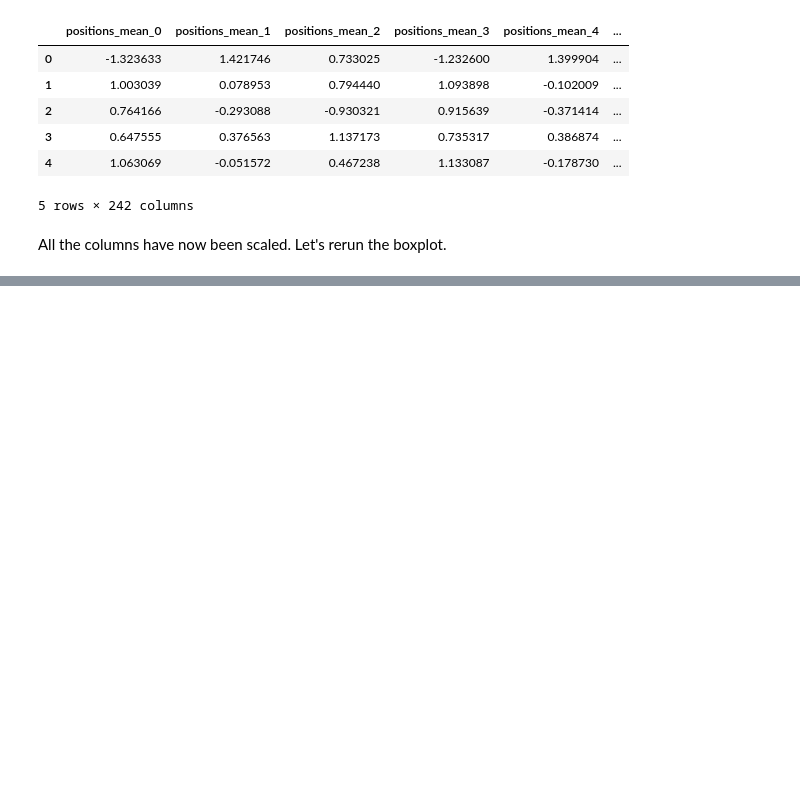
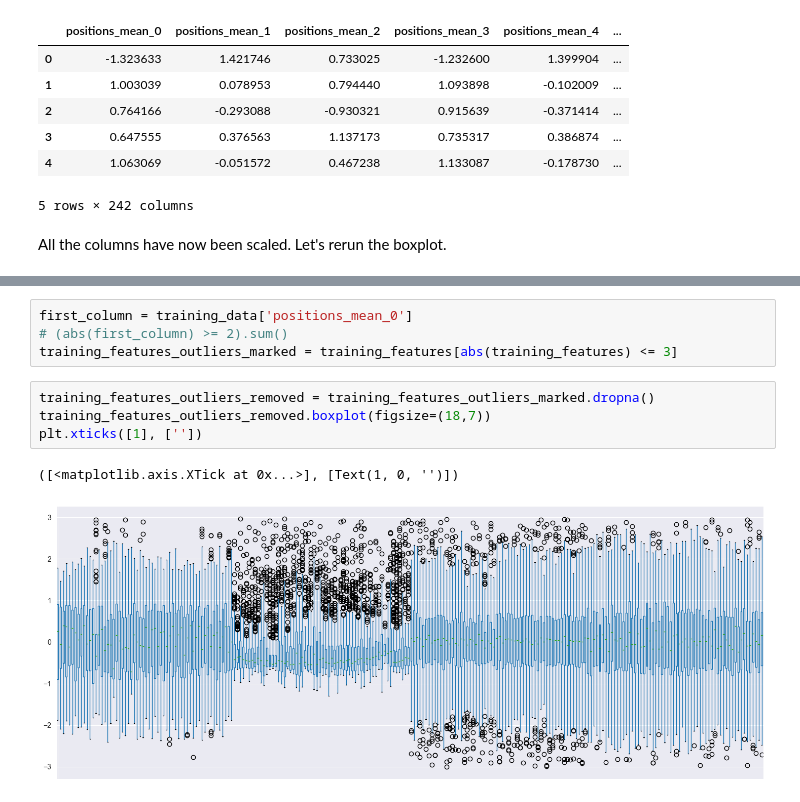
Before and after one commit to viktorparipas92/D7062E-projectgroup-10, a Jupyter notebook: Task1/KÅ/Task1.ipynb, the cells around one changed output, grey strips where cells are left out. Cells and saved outputs as stored; diff of their text form; blank space fills up the shorter version.

Commit message:
add outlier detection with z-score

```diff
--- a/Task1/KÅ/Task1.ipynb
+++ b/Task1/KÅ/Task1.ipynb
@@ -311,0 +320,11 @@ All columns now have their mean centered at 0 and scaled appropriately. Outliers
+# %%
+first_column = training_data['positions_mean_0']
+# (abs(first_column) >= 2).sum()
+training_features_outliers_marked = training_features[abs(training_features) <= 3]
+# %%
+training_features_outliers_removed = training_features_outliers_marked.dropna()
+training_features_outliers_removed.boxplot(figsize=(18,7))
+plt.xticks([1], [''])
+# %% [output]
+([<matplotlib.axis.XTick at 0x...>], [Text(1, 0, '')])
+[figure, added]
```
Also changed, not shown: parts of 6 cells of this notebook.
